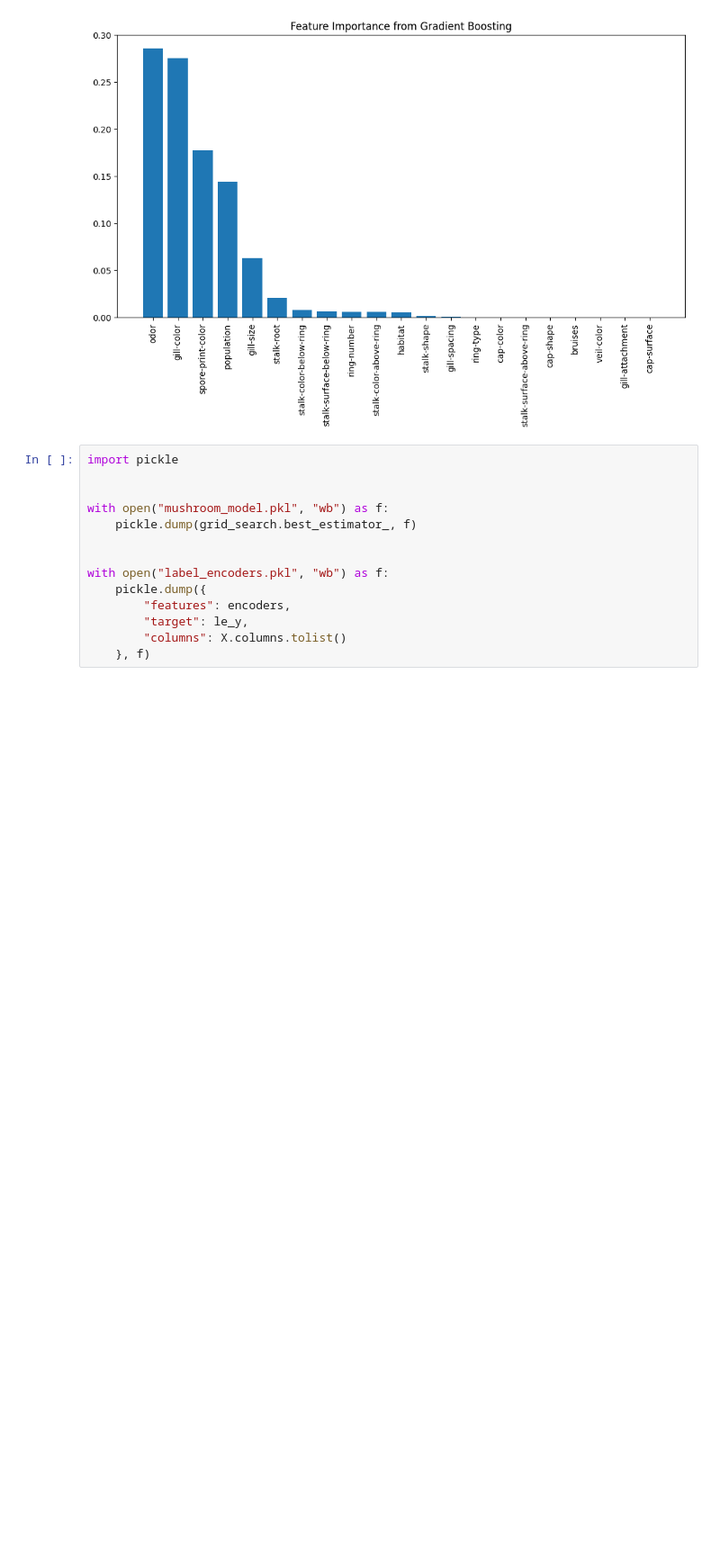
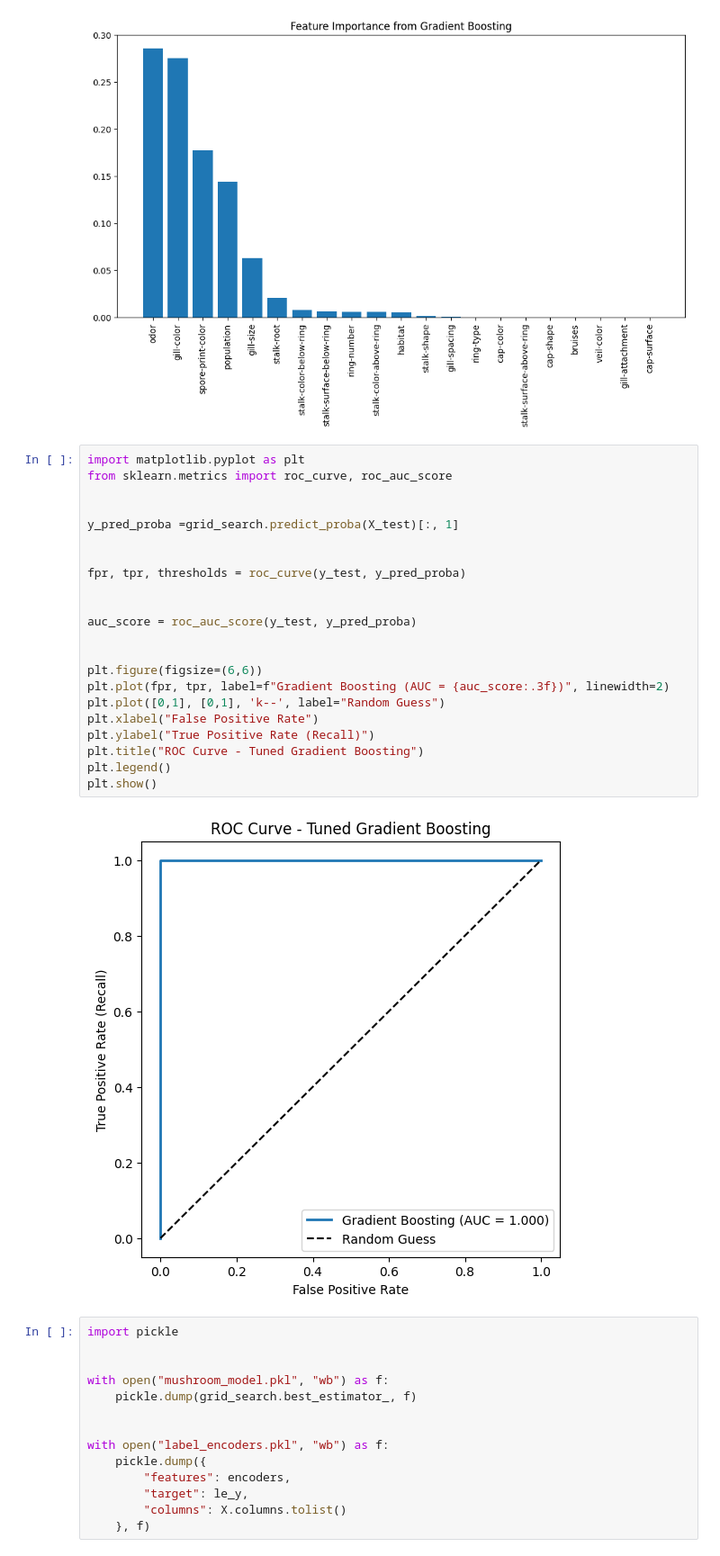
Before and after one commit to srivarsha1409/aug31, a Jupyter notebook: mushroom.ipynb, the cells around one changed output. Shown at 90% size. Cells and saved outputs as stored; diff of their text form; blank space fills up the shorter version.

```diff
--- a/mushroom.ipynb
+++ b/mushroom.ipynb
@@ -331,6 +331,30 @@ plt.title("Feature Importance from Gradient Boosting")
 plt.show()
 # %% [output]
 [figure]
+# %%
+import matplotlib.pyplot as plt
+from sklearn.metrics import roc_curve, roc_auc_score
+
+
+y_pred_proba =grid_search.predict_proba(X_test)[:, 1]
+
+
+fpr, tpr, thresholds = roc_curve(y_test, y_pred_proba)
+
+
+auc_score = roc_auc_score(y_test, y_pred_proba)
+
+
+plt.figure(figsize=(6,6))
+plt.plot(fpr, tpr, label=f"Gradient Boosting (AUC = {auc_score:.3f})", linewidth=2)
+plt.plot([0,1], [0,1], 'k--', label="Random Guess")
+plt.xlabel("False Positive Rate")
+plt.ylabel("True Positive Rate (Recall)")
+plt.title("ROC Curve - Tuned Gradient Boosting")
+plt.legend()
+plt.show()
+# %% [output]
+[figure, added]
 # %%
 import pickle
 
```
